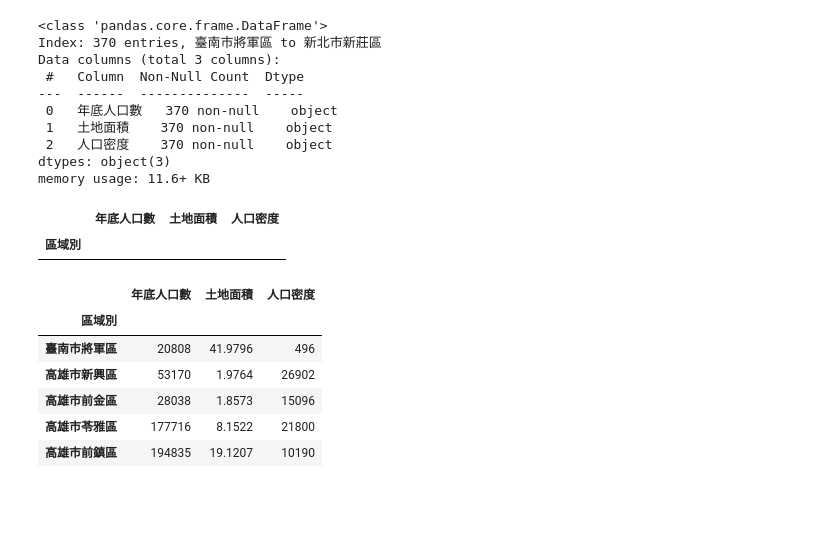
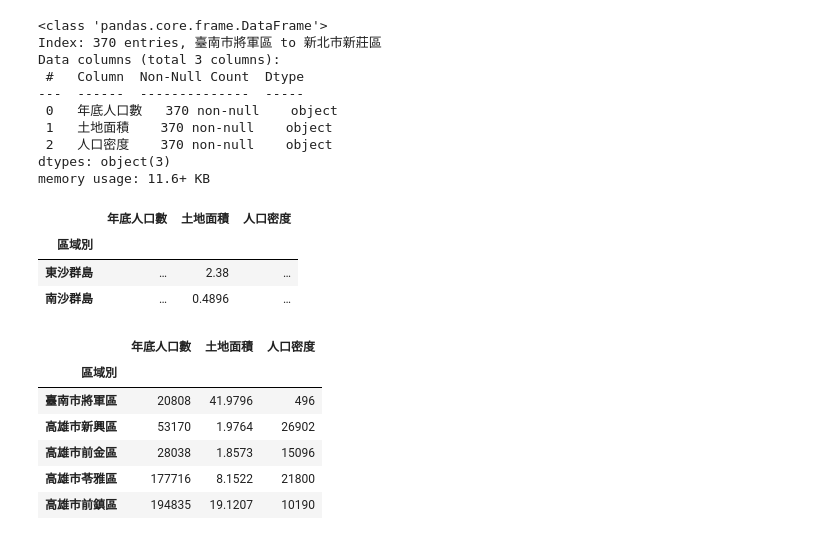
Before and after one commit to Lainie888/2023_07_27, a Jupyter notebook: lesson18_4.ipynb, the cells around one changed output. Cells and saved outputs as stored; diff of their text form; code cells hidden in the pictures; blank space fills up the shorter version.

```diff
--- a/lesson18_4.ipynb
+++ b/lesson18_4.ipynb
@@ -153,10 +153,12 @@ Data columns (total 3 columns):
 dtypes: object(3)
 memory usage: 11.6+ KB
 # %%
-frame2[frame2["年底人口數"] == "..."]
+frame2[frame2["年底人口數"] == "…"]
 # %% [output]
 |  | 年底人口數 | 土地面積 | 人口密度 |
 | 區域別 |  |  |  |
+| 東沙群島 | … | 2.38 | … |
+| 南沙群島 | … | 0.4896 | … |
 # %%
 frame3 = frame2.drop(index=["東沙群島", "南沙群島"])
 frame3
```
Also changed, not shown: parts of 4 cells of this notebook, 3 other files.
